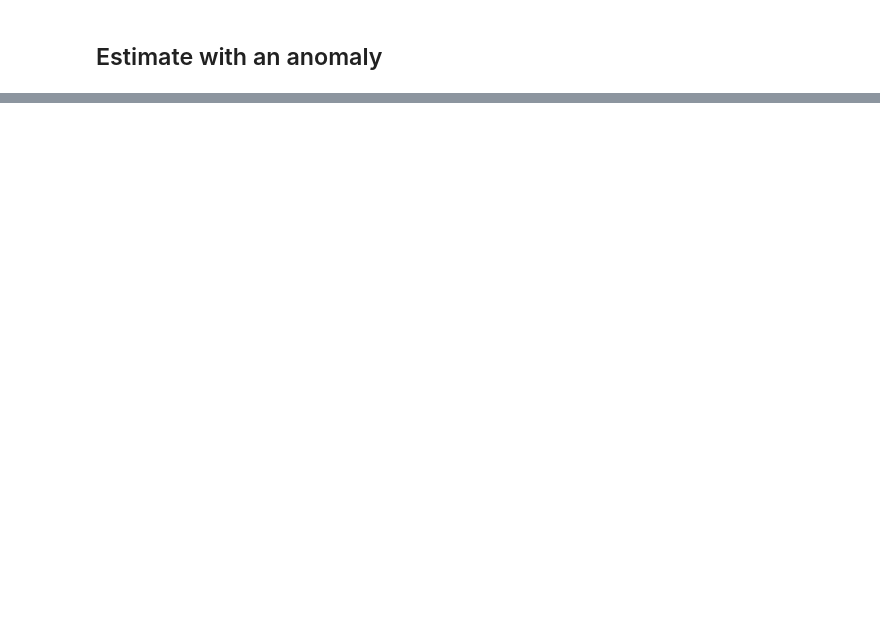
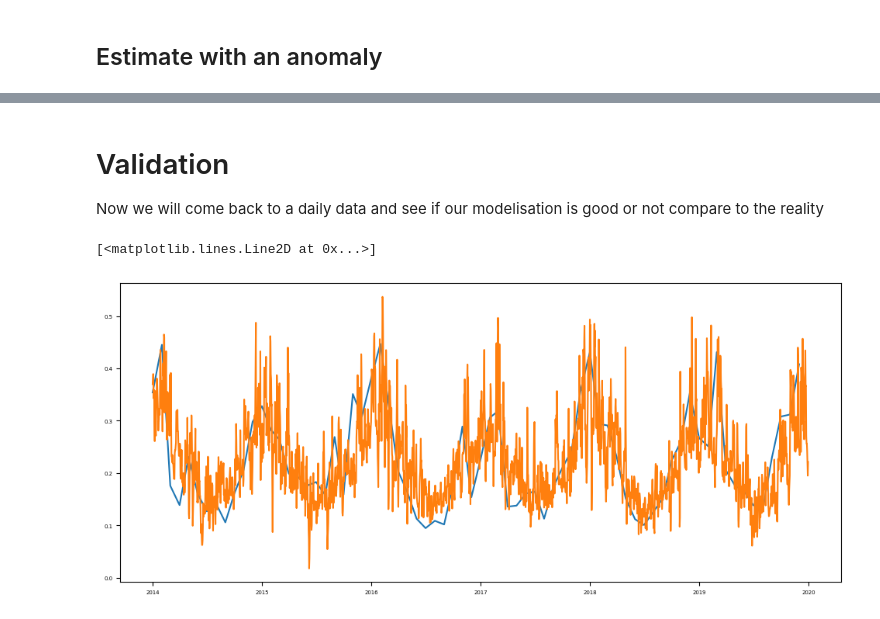
Before and after one commit to Amaury-lbn/Machine_learning_for_cliamte, a Jupyter notebook: project_vre.ipynb, the cells around one changed output, grey strips where cells are left out. Cells and saved outputs as stored; diff of their text form; code cells hidden in the pictures; blank space fills up the shorter version.

```diff
--- a/project_vre.ipynb
+++ b/project_vre.ipynb
@@ -796,0 +747,71 @@ plt.plot(region_names,r2_region)
+# %% [markdown]
+# Validation
+Now we will come back to a daily data and see if our modelisation is good or not compare to the reality
+# %%
+import matplotlib.pyplot as plt
+import pandas as pd
+import numpy as np
+from sklearn.linear_model import LinearRegression, Ridge, Lasso
+from sklearn.model_selection import cross_val_score
+from sklearn.preprocessing import StandardScaler
+
+region_names = ds_mask['region'].values
+idx_grand_est = np.where(region_names == 'Grand Est')[0][0]
+
+variables = {
+    'zonal_wind': da_climate_reg_zonal_wind,
+    'upper_zonal_wind': da_climate_reg_upper_zonal_wind,
+    'meridional_wind': da_climate_reg_meridional_wind,
+    'upper_meridional_wind': da_climate_reg_upper_meridional_wind,
+    'height_500': da_climate_height_500,  # Corriger si mauvaise variable !
+}
+
+
+region_names = ds_mask['region'].values
+
+# récupération de l'indice de la région Grand Est
+idx_grand_est = np.where(region_names == 'Grand Est')[0][0]
+
+df_grand_est = pd.DataFrame()
+
+for var_name, da in variables.items():
+
+    # on vérifie le nom de la dimension région
+    region_dim = 'region' if 'region' in da.coords else 'mask'
+
+    # extraction
+    df_grand_est[var_name] = da.isel({region_dim: idx_grand_est}).to_pandas()
+
+df_grand_est["capacityfactor_wind_onshore"] = df_energy_wind["Grand Est"].loc['2014-01-01':'2019-12-31']
+
+df_grand_est_month = df_grand_est.resample('MS').mean().loc['2014-01-01':'2019-12-31']
+df_grand_est_day = df_grand_est.resample('D').mean().loc['2014-01-01':'2019-12-31']
+#df_grand_est_day = df_grand_est.loc['2014-01-01':'2019-12-31']
+
+df_grand_est_month['month_sin'] = np.sin(2 * np.pi * df_grand_est_month.index.month / 12)
+df_grand_est_month['month_cos'] = np.cos(2 * np.pi * df_grand_est_month.index.month / 12)
+
+df_grand_est_day['month_sin'] = np.sin(2 * np.pi * df_grand_est_day.index.month / 12)
+df_grand_est_day['month_cos'] = np.cos(2 * np.pi * df_grand_est_day.index.month / 12)
+
+
+y_train = df_grand_est_month['capacityfactor_wind_onshore'].values
+X_train = df_grand_est_month[cols].values
+X_train_scaled = (X_train - X_train.mean(axis=0)) / X_train.std(axis=0)
+
+X_test = df_grand_est_day[cols].values
+X_test_scaled = (X_test - X_test.mean(axis=0)) / X_test.std(axis=0)
+
+lin = LinearRegression()
+r = Ridge(alpha=0.06)
+
+lin.fit(X_train_scaled,y_train)
+
+y_pred = lin.predict(X_test_scaled)
+
+plt.figure(figsize=(12,5))
+plt.plot(df_grand_est_month.index,y_train)
+plt.plot(df_grand_est_day.index,y_pred)
+# %% [output]
+[<matplotlib.lines.Line2D at 0x...>]
+[figure, added]
```
Also changed, not shown: parts of 14 cells of this notebook.
